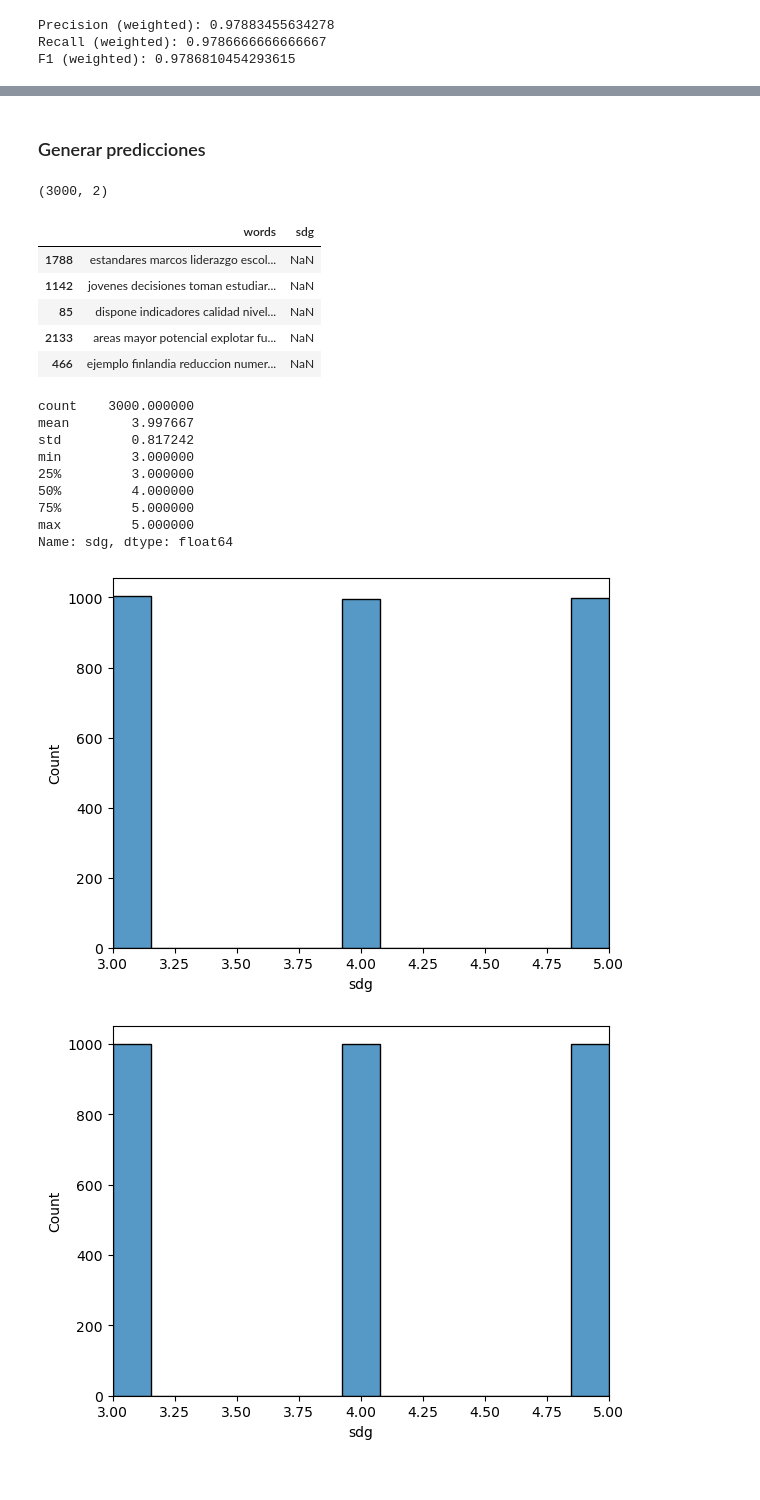
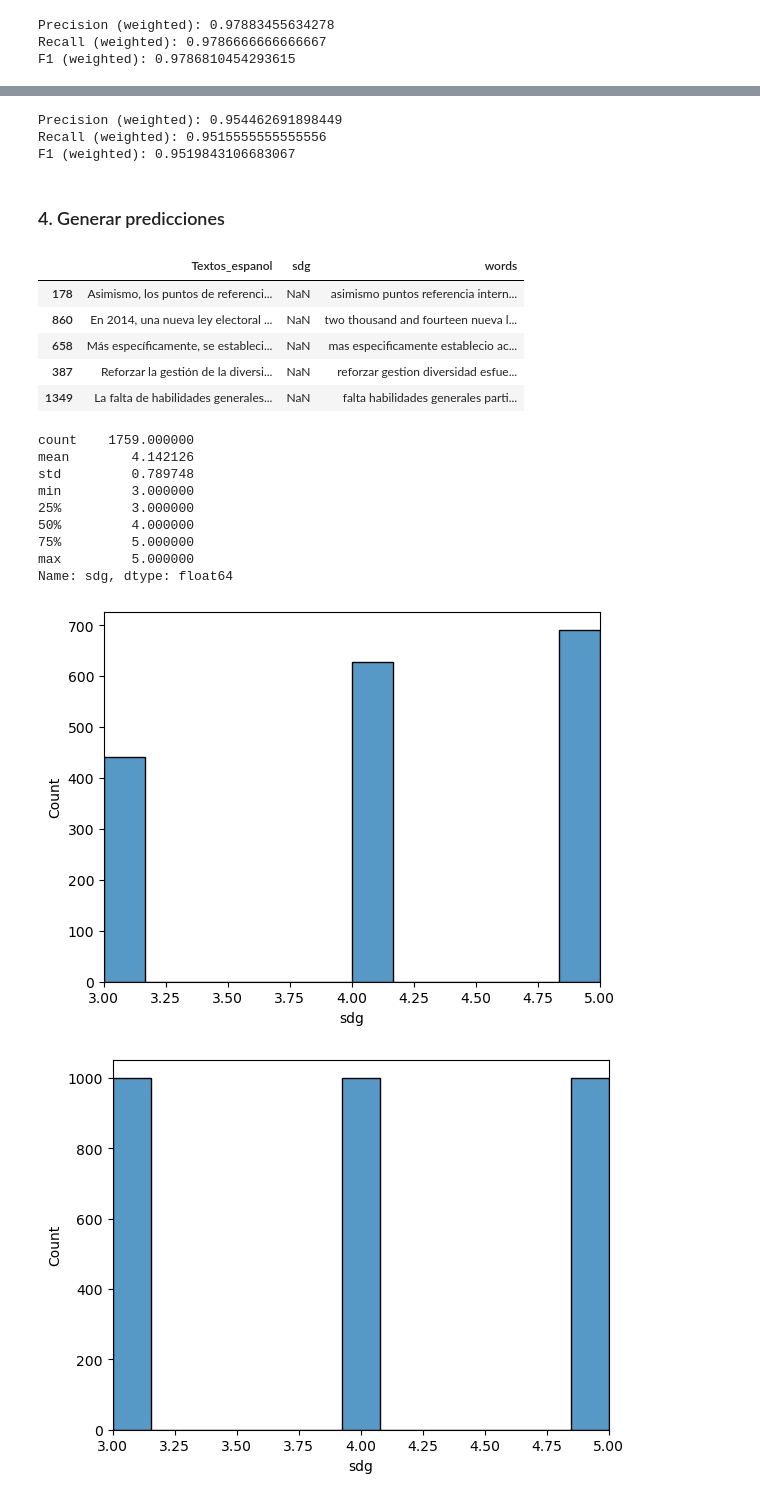
Before and after one commit to pdazad/ProyectoBI-G17, a Jupyter notebook: Etapa1/Fases/Modelado/AnalisisTextosODS.ipynb, the cells around one changed output, grey strips where cells are left out. Saved outputs shown, nothing was run; the diff lists cells and outputs as text; code cells hidden in the pictures.

```diff
--- a/Etapa1/Fases/Modelado/AnalisisTextosODS.ipynb
+++ b/Etapa1/Fases/Modelado/AnalisisTextosODS.ipynb
@@ -264,5 +308,7 @@ def preprocessing(words):
 # %%
 data_t['Textos_espanol'] = data_t['Textos_espanol'].apply(contractions.fix) #Aplica la corrección de las contracciones
+# %%
+data_t_nuevo['Textos_espanol'] = data_t_nuevo['Textos_espanol'].apply(contractions.fix) #Aplica la corrección de las contracciones
 # %%
 data_t['words'] = data_t['Textos_espanol'].apply(word_tokenize).apply(preprocessing) #Aplica la eliminación del ruido
 data_t.head()
@@ -273,3 +319,6 @@ data_t.head()
 | 2 | Claramente, hay muchos otros fact... | 3 | [claramente, factores, juego, par... |
 | 3 | Por ejemplo, el estado australian... | 3 | [ejemplo, australiano, victoria, ... |
 | 4 | El consumo anual de alcohol se es... | 3 | [consumo, anual, alcohol, estima,... |
+# %%
+data_t_nuevo['words'] = data_t_nuevo['Textos_espanol'].apply(word_tokenize).apply(preprocessing) #Aplica la eliminación del ruido
+data_t_nuevo.head()
@@ -345,0 +408,3 @@ nuevo_df.to_csv('nuevo_archivo.csv', index=False)
+# %%
+data_t_nuevo['words'] = data_t_nuevo['words'].apply(lambda x: ' '.join(map(str, x)))
+data_t_nuevo
@@ -700,2 +774,10 @@ F1 (weighted): 0.9786810454293615
+# %%
+print("Precision (weighted):", precision_score(y_train_4, y_train_predict_4, average='weighted'))
+print("Recall (weighted):", recall_score(y_train_4, y_train_predict_4, average='weighted'))
+print("F1 (weighted):", f1_score(y_train_4, y_train_predict_4, average='weighted'))
+# %% [output]
+Precision (weighted): 0.954462691898449
+Recall (weighted): 0.9515555555555556
+F1 (weighted): 0.9519843106683067
 # %% [markdown]
-### Generar predicciones
+### 4. Generar predicciones
@@ -704,24 +784,20 @@ nuevo_df = pd.read_csv('nuevo_archivo.csv', sep=',', encoding = 'utf-8')
-# %%
-nuevo_df.shape
-# %% [output]
-(3000, 2)
 # %%
-nuevo_df.sample(5)
+data_t_nuevo.sample(5)
 # %% [output]
-|  | words | sdg |
-| 1788 | estandares marcos liderazgo escol... | NaN |
-| 1142 | jovenes decisiones toman estudiar... | NaN |
-| 85 | dispone indicadores calidad nivel... | NaN |
-| 2133 | areas mayor potencial explotar fu... | NaN |
-| 466 | ejemplo finlandia reduccion numer... | NaN |
+|  | Textos_espanol | sdg | words |
+| 178 | Asimismo, los puntos de referenci... | NaN | asimismo puntos referencia intern... |
+| 860 | En 2014, una nueva ley electoral ... | NaN | two thousand and fourteen nueva l... |
+| 658 | Más específicamente, se estableci... | NaN | mas especificamente establecio ac... |
+| 387 | Reforzar la gestión de la diversi... | NaN | reforzar gestion diversidad esfue... |
+| 1349 | La falta de habilidades generales... | NaN | falta habilidades generales parti... |
 # %%
-nuevo_df['sdg'] = pipeline_2.predict(nuevo_df['words'])
+data_t_nuevo['sdg'] = pipeline_2.predict(data_t_nuevo['words'])
 # %%
-nuevo_df['sdg'].describe()
+data_t_nuevo['sdg'].describe()
 # %% [output]
-count    3000.000000
-mean        3.997667
-std         0.817242
+count    1759.000000
+mean        4.142126
+std         0.789748
 min         3.000000
 25%         3.000000
 50%         4.000000
@@ -731,14 +807,14 @@ Name: sdg, dtype: float64
 # %%
 # Create a histogram plot of selling prices
 import seaborn as sns
 
 # Create a histogram plot of selling prices
-sns.histplot(nuevo_df['sdg'])
+sns.histplot(data_t_nuevo['sdg'])
 plt.xlim(3, 5)
 # Display the plot
 plt.show()
 # %% [output]
-[figure, old version]
+[figure, new version]
 # %%
 sns.histplot(data_t['sdg'])
 plt.xlim(3, 5)
```
Also changed, not shown: parts of 44 cells of this notebook, 2 other files.
